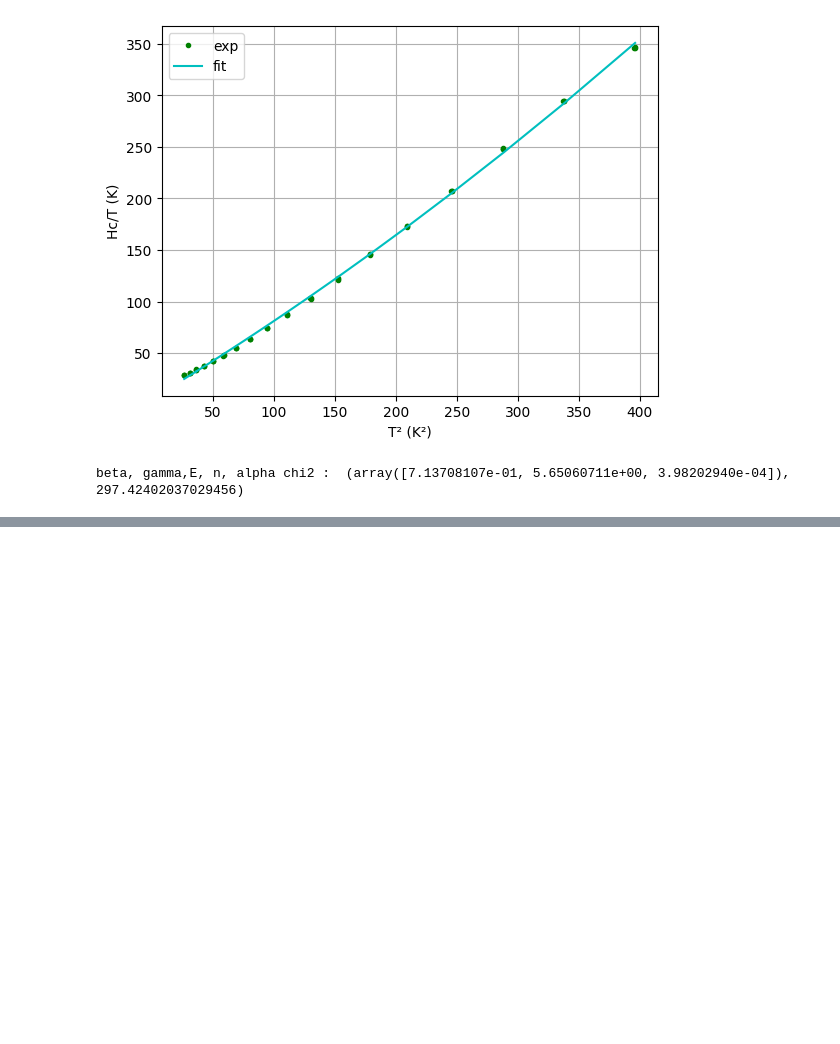
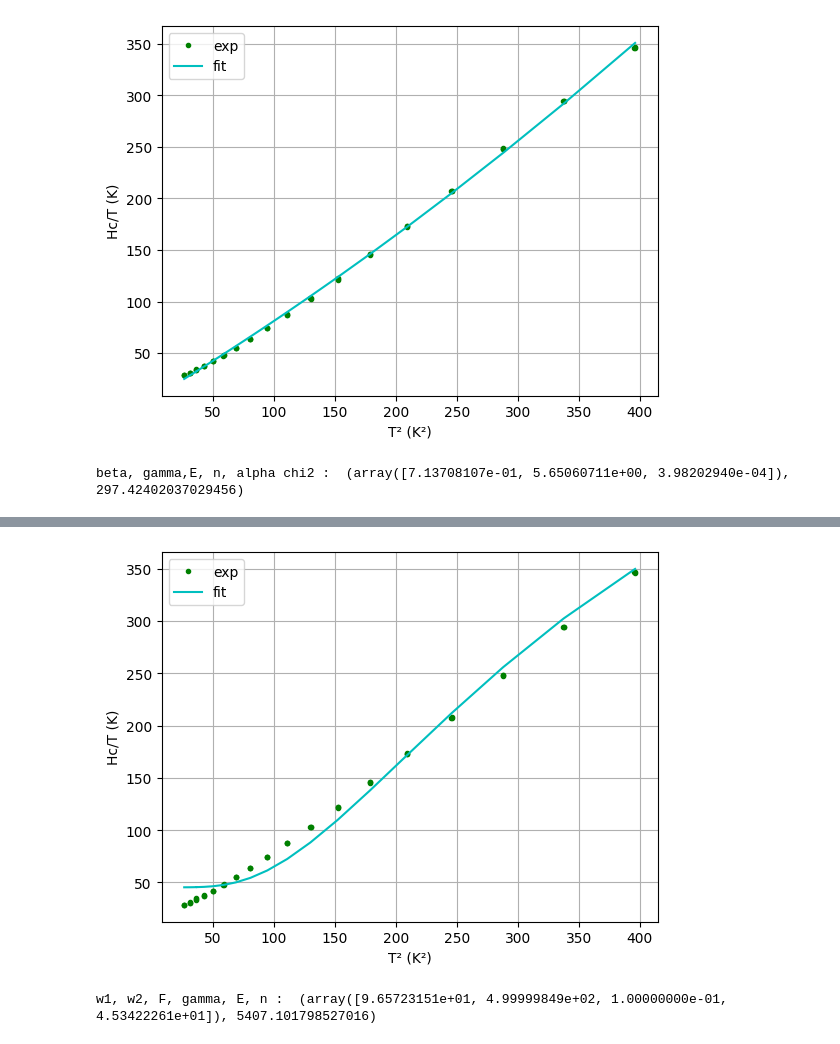
Before and after one commit to Gamal-on/YBCO, a Jupyter notebook: results_YBCO_ISIS.ipynb, the cells around one changed output, grey strips where cells are left out. Drawn from its saved outputs; the diff is of its cells as text; code cells hidden in the pictures; blank space fills up the shorter version.

```diff
--- a/results_YBCO_ISIS.ipynb
+++ b/results_YBCO_ISIS.ipynb
@@ -124,0 +144,9 @@ beta, gamma,E, n, alpha chi2 :  (array([7.13708107e-01, 5.65060711e+00, 3.982029
+# %%
+# Bewtween 0 and 30 K
+
+print("w1, w2, F, gamma, E, n : ", gd.plot_fit_gradient(cnt.squared_temperature_ISIS, cnt.hc_div_temp_ISIS, 25, 400,
+                           model.model_einstein, gd.curve_fit,
+                           ([0, 0, 1e-1, 0], [500, 500, 1, 50])))
+# %% [output]
+[figure, added]
+w1, w2, F, gamma, E, n :  (array([9.65723151e+01, 4.99999849e+02, 1.00000000e-01, 4.53422261e+01]), 5407.101798527016)
```
Also changed, not shown: parts of 8 cells of this notebook, 2 other files.
